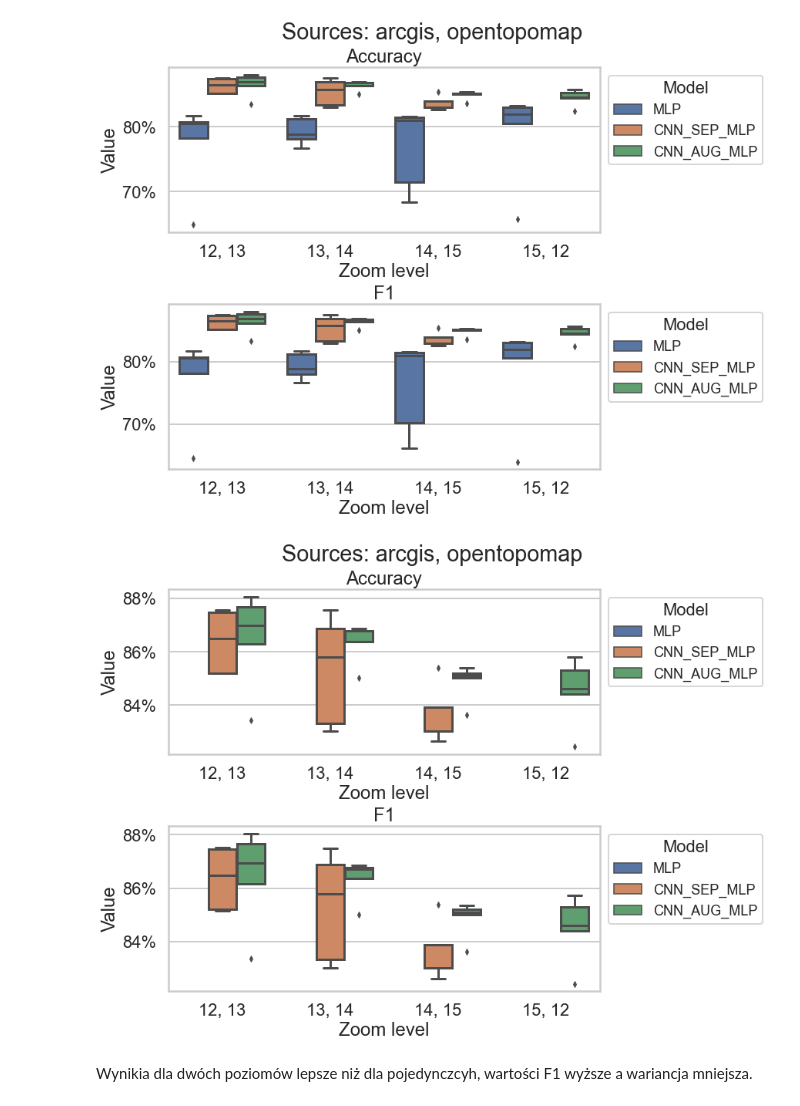
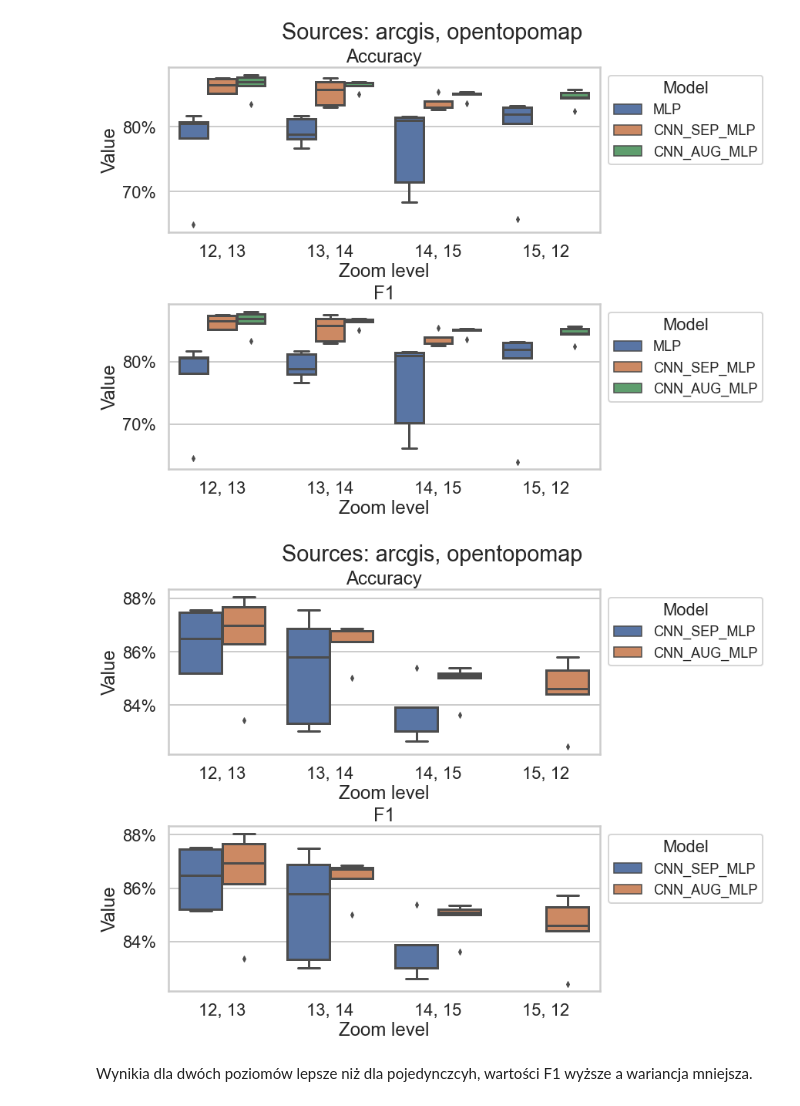
Before and after one commit to janslowik/huhuha, a Jupyter notebook: notebooks/results_visualisation.ipynb, the cells around one changed output. Cells and saved outputs as stored; diff of their text form; code cells hidden in the pictures.

Commit message:
fixup! feat: add plots of results

```diff
--- a/notebooks/results_visualisation.ipynb
+++ b/notebooks/results_visualisation.ipynb
@@ -210,20 +207,20 @@ visualize_boxplot(df_to_plot, measures_to_plot=measures_to_plot, measures_names=
 # %%
 df_to_plot = df[(df['double_zoom'] == True) & (df['model'] != 'MLP')]
 
 hue_order = [
-    'MLP', 'CNN_SEP_MLP', 'CNN_AUG_MLP'
+    'CNN_SEP_MLP', 'CNN_AUG_MLP'
 ]
 hue= 'model'
 measures_to_plot = ['test_accuracy', 'test_macro_f1']
 measures_names = ['Accuracy', 'F1']
 
 figsize = (12, 9)
 suptitle = 'Sources: arcgis, opentopomap'
 
 visualize_boxplot(df_to_plot, measures_to_plot=measures_to_plot, measures_names=measures_names,
                   figsize=figsize, hue=hue, hue_order=hue_order, suptitle=suptitle)
 # %% [output]
-[figure, old version]
+[figure, new version]
 # %% [markdown]
 Wynikia dla dwóch poziomów lepsze niż dla pojedynczcyh, wartości F1 wyższe a wariancja mniejsza.
 # %% [markdown]
```
Also changed, not shown: parts of 1 cell of this notebook.
